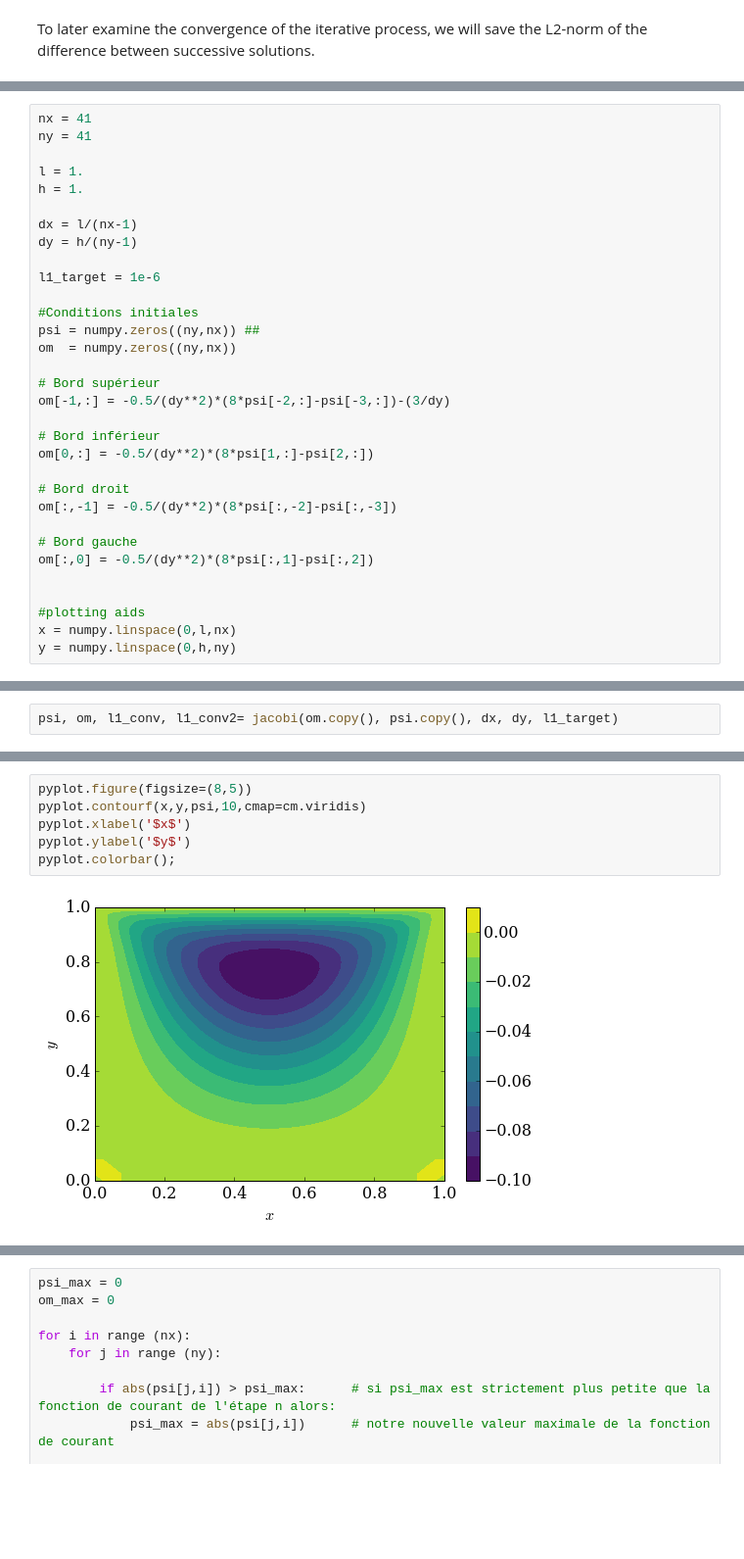
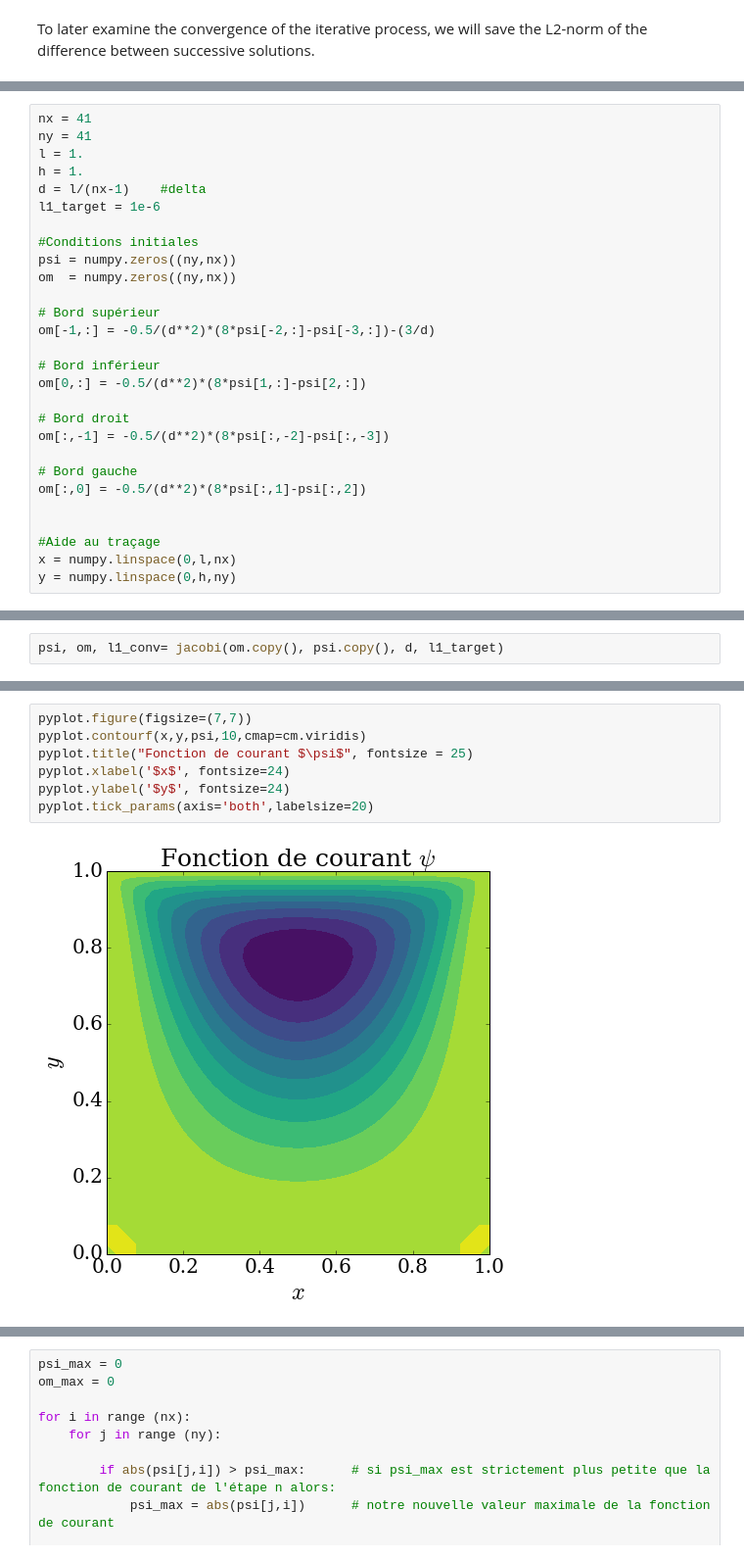
Before and after one commit to ServranckxChristophe/numerical-mooc, a Jupyter notebook: working/Stokes_flow.ipynb, the cells around one changed output, grey strips where cells are left out. Shown at 98% size. Cells and saved outputs as stored; diff of their text form; blank space fills up the shorter version.

```diff
--- a/working/Stokes_flow.ipynb
+++ b/working/Stokes_flow.ipynb
@@ -287,32 +289,28 @@ def plot_3D(x, y, p):
 # %%
 nx = 41
 ny = 41
-
 l = 1.
 h = 1.
-
-dx = l/(nx-1)
-dy = h/(ny-1)
-
+d = l/(nx-1)    #delta
 l1_target = 1e-6
 
 #Conditions initiales
-psi = numpy.zeros((ny,nx)) ##
+psi = numpy.zeros((ny,nx))
 om  = numpy.zeros((ny,nx))
 
 # Bord supérieur
-om[-1,:] = -0.5/(dy**2)*(8*psi[-2,:]-psi[-3,:])-(3/dy)
+om[-1,:] = -0.5/(d**2)*(8*psi[-2,:]-psi[-3,:])-(3/d)
 
 # Bord inférieur
-om[0,:] = -0.5/(dy**2)*(8*psi[1,:]-psi[2,:])
+om[0,:] = -0.5/(d**2)*(8*psi[1,:]-psi[2,:])
 
 # Bord droit
-om[:,-1] = -0.5/(dy**2)*(8*psi[:,-2]-psi[:,-3])
+om[:,-1] = -0.5/(d**2)*(8*psi[:,-2]-psi[:,-3])
 
 # Bord gauche
-om[:,0] = -0.5/(dy**2)*(8*psi[:,1]-psi[:,2])
+om[:,0] = -0.5/(d**2)*(8*psi[:,1]-psi[:,2])
 
 
-#plotting aids
+#Aide au traçage
 x = numpy.linspace(0,l,nx)
 y = numpy.linspace(0,h,ny)
@@ -324,2 +316,0 @@ plot_3D(x,y,psi)
-# %%
-psi, om, l1_conv, l1_conv2= jacobi(om.copy(), psi.copy(), dx, dy, l1_target)
@@ -329,0 +325,2 @@ plot_3D(x,y,psi)
+# %%
+psi, om, l1_conv= jacobi(om.copy(), psi.copy(), d, l1_target)
@@ -330,8 +335,9 @@ plot_3D(x,y,psi)
 # %%
-pyplot.figure(figsize=(8,5))
+pyplot.figure(figsize=(7,7))
 pyplot.contourf(x,y,psi,10,cmap=cm.viridis)
-pyplot.xlabel('$x$')
-pyplot.ylabel('$y$')
-pyplot.colorbar();
+pyplot.title("Fonction de courant $\psi$", fontsize = 25)
+pyplot.xlabel('$x$', fontsize=24)
+pyplot.ylabel('$y$', fontsize=24)
+pyplot.tick_params(axis='both',labelsize=20)
 # %% [output]
-[figure, old version]
+[figure, new version]
```
Also changed, not shown: parts of 37 cells of this notebook.
